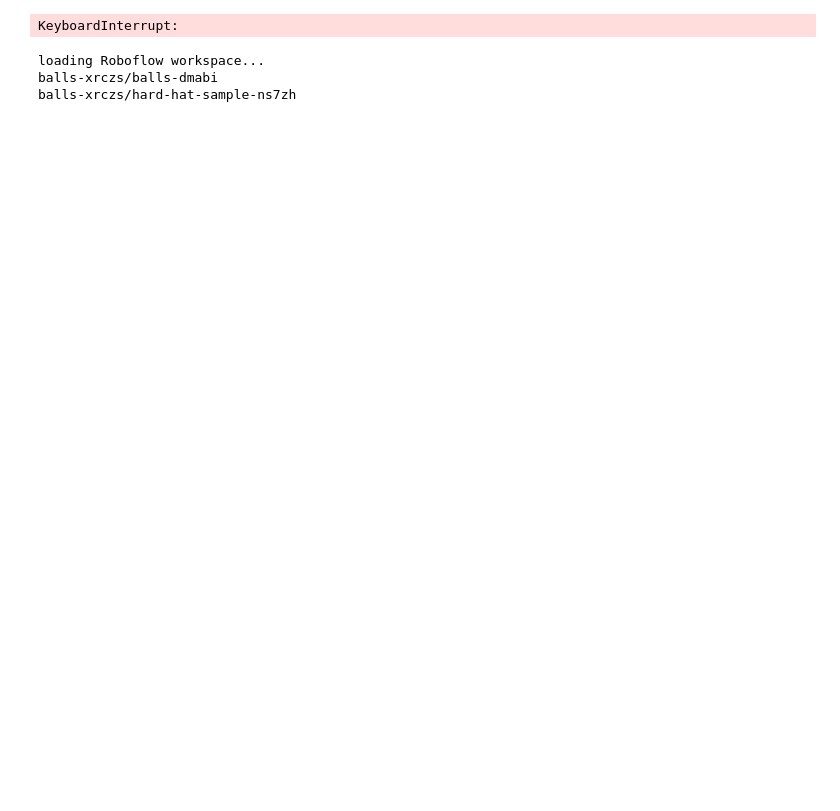
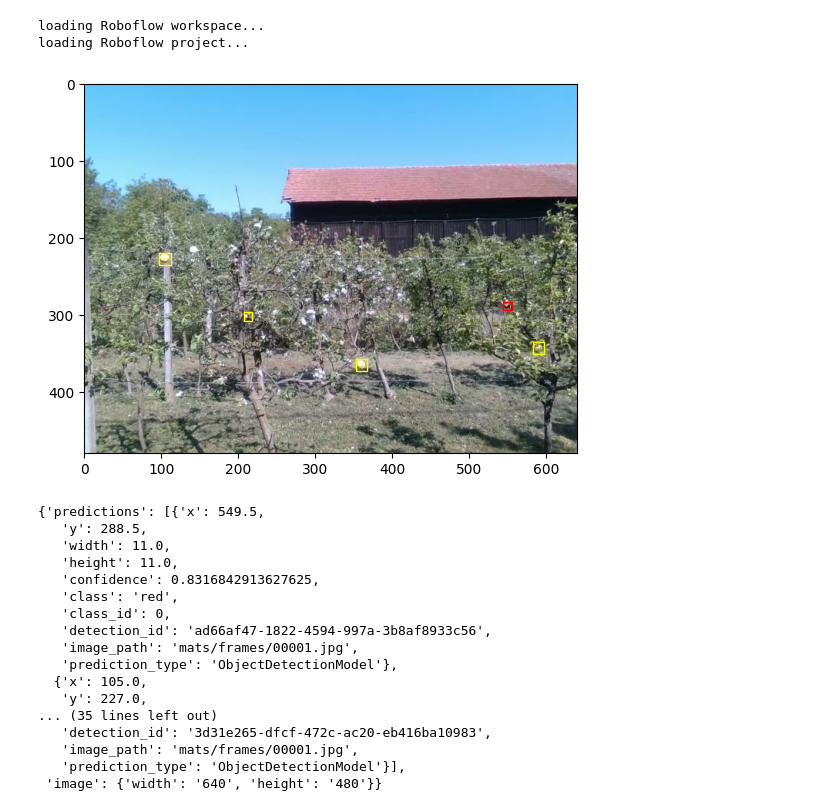
Before and after one commit to haarmeggido/Advanced-Vision-Algorithms, a Jupyter notebook: project/yolo_detection.ipynb, the cells around one changed output. Cells and saved outputs as stored; diff of their text form; code cells hidden in the pictures; blank space fills up the shorter version.

```diff
--- a/project/yolo_detection.ipynb
+++ b/project/yolo_detection.ipynb
@@ -1,38 +1,40 @@
 # %%
 import roboflow
 from dotenv import load_dotenv
 import os
 
-load_dotenv()
+load_dotenv(override=True)
+
 API_KEY = os.getenv("API_KEY")
 PROJECT_ID = os.getenv("PROJECT_ID")
 
 rf = roboflow.Roboflow(api_key=API_KEY)
 
 project = rf.workspace().project(PROJECT_ID)
-model = project.version("0").model
+model = project.version("1").model
 
 # optionally, change the confidence and overlap thresholds
 # values are percentages
 model.confidence = 50
 model.overlap = 25
-
-# predict on a local image
-prediction = model.predict("mats/00001.jpg")
-
-# Plot the prediction in an interactive environment
-prediction.plot()
-
-# Convert predictions to JSON
-prediction.json()
 # %% [output]
-KeyboardInterrupt:
+loading Roboflow workspace...
+loading Roboflow project...
+[figure, added]
+{'predictions': [{'x': 549.5,
+   'y': 288.5,
+   'width': 11.0,
+   'height': 11.0,
+   'confidence': 0.8316842913627625,
+   'class': 'red',
+   'class_id': 0,
+   'detection_id': 'ad66af47-1822-4594-997a-3b8af8933c56',
+   'image_path': 'mats/frames/00001.jpg',
+   'prediction_type': 'ObjectDetectionModel'},
+  {'x': 105.0,
+   'y': 227.0,
+... (35 lines left out)
+   'detection_id': '3d31e265-dfcf-472c-ac20-eb416ba10983',
+   'image_path': 'mats/frames/00001.jpg',
+   'prediction_type': 'ObjectDetectionModel'}],
+ 'image': {'width': '640', 'height': '480'}}
-# %%
-#list all the projects in the workspace
-projects = rf.workspace().projects()
-for project in projects:
-    print(project)
-# %% [output]
-loading Roboflow workspace...
-balls-xrczs/balls-dmabi
-balls-xrczs/hard-hat-sample-ns7zh
```
Also changed, not shown: parts of 1 cell of this notebook, 1 other file.
